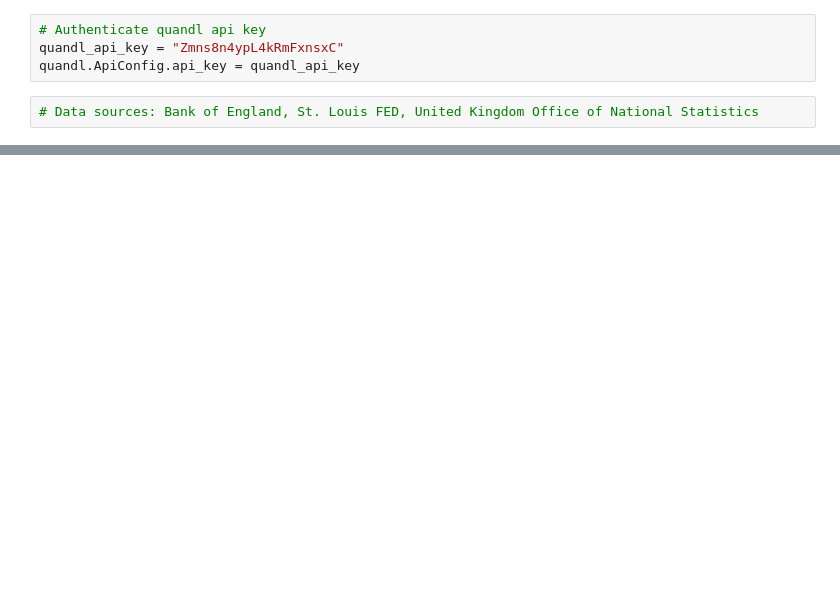
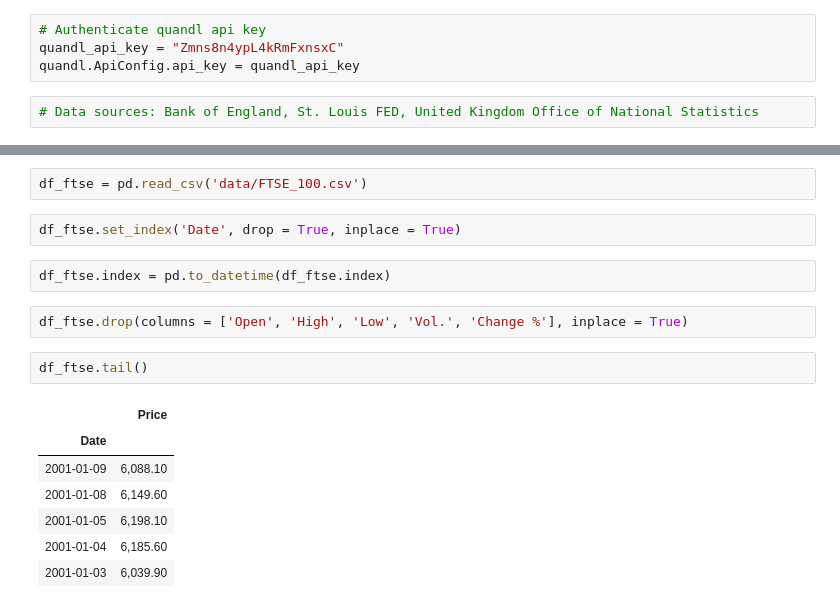
Before and after one commit to nqabell89/Multivariate-Time-Series-Forecast-of-FTSE-100-via-Economic-Indicators, a Jupyter notebook: Index.ipynb, the cells around one changed output, grey strips where cells are left out. Saved outputs shown, nothing was run; the diff lists cells and outputs as text; blank space fills up the shorter version.

```diff
--- a/Index.ipynb
+++ b/Index.ipynb
@@ -37,0 +40,18 @@ df['uk_import_annual_%_change'].notnull().sum()
+# %%
+df_ftse = pd.read_csv('data/FTSE_100.csv')
+# %%
+df_ftse.set_index('Date', drop = True, inplace = True)
+# %%
+df_ftse.index = pd.to_datetime(df_ftse.index)
+# %%
+df_ftse.drop(columns = ['Open', 'High', 'Low', 'Vol.', 'Change %'], inplace = True)
+# %%
+df_ftse.tail()
+# %% [output]
+|  | Price |
+| Date |  |
+| 2001-01-09 | 6,088.10 |
+| 2001-01-08 | 6,149.60 |
+| 2001-01-05 | 6,198.10 |
+| 2001-01-04 | 6,185.60 |
+| 2001-01-03 | 6,039.90 |
```
Also changed, not shown: parts of 6 cells of this notebook, 1 other file.
